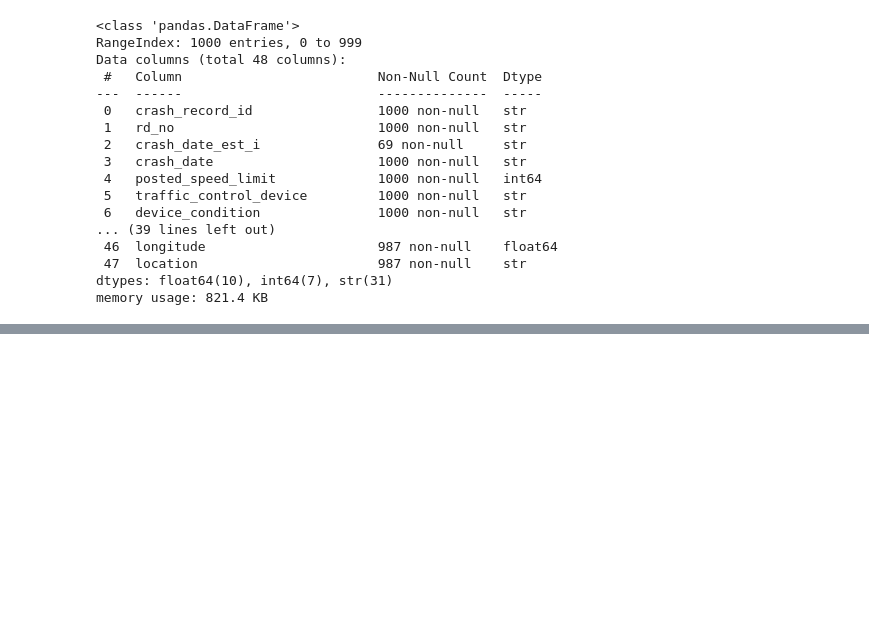
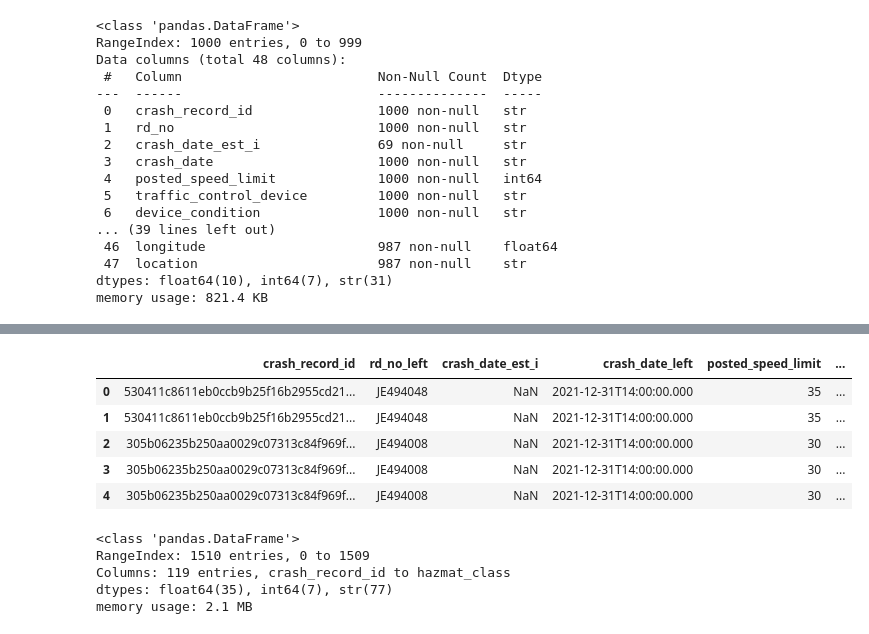
Before and after one commit to ViktorBezrukov/Python_Building_ETL, a Jupyter notebook: ch_5/data_discovery.ipynb, the cells around one changed output, grey strips where cells are left out. Saved outputs shown, nothing was run; the diff lists cells and outputs as text; code cells hidden in the pictures; blank space fills up the shorter version.

```diff
--- a/ch_5/data_discovery.ipynb
+++ b/ch_5/data_discovery.ipynb
@@ -94,3 +94,16 @@ Data columns (total 48 columns):
  47  location                       987 non-null    str
 dtypes: float64(10), int64(7), str(31)
 memory usage: 821.4 KB
+# %%
+# Dropping rows with too many missing values
+df_crashes = df_crashes.dropna(axis='index', thresh=2,
+inplace=False)
+# %%
+# Working with missing data
+
+# This column has only two values.
+df_crashes['report_type'].unique
+# ['ON SCENE', 'NOT ON SCENE (DESK REPORT)', nan]
+# Length: 3, dtype: str
+# Let's fill the missing value with 'ON SCENE' as below
+df_crashes = df_crashes.fillna(value={'report_type': 'ON SCENE'})
@@ -96,0 +121,19 @@ memory usage: 821.4 KB
+# %%
+df = df_crashes.merge(df_vehicles, how = 'left', on='crash_record_id',suffixes=('_left', '_right'))
+# %%
+df.head()
+# %% [output]
+|  | crash_record_id | rd_no_left | crash_date_est_i | crash_date_left | posted_speed_limit | ... |
+| 0 | 530411c8611eb0ccb9b25f16b2955cd21... | JE494048 | NaN | 2021-12-31T14:00:00.000 | 35 | ... |
+| 1 | 530411c8611eb0ccb9b25f16b2955cd21... | JE494048 | NaN | 2021-12-31T14:00:00.000 | 35 | ... |
+| 2 | 305b06235b250aa0029c07313c84f969f... | JE494008 | NaN | 2021-12-31T14:00:00.000 | 30 | ... |
+| 3 | 305b06235b250aa0029c07313c84f969f... | JE494008 | NaN | 2021-12-31T14:00:00.000 | 30 | ... |
+| 4 | 305b06235b250aa0029c07313c84f969f... | JE494008 | NaN | 2021-12-31T14:00:00.000 | 30 | ... |
+# %%
+df.info()
+# %% [output]
+<class 'pandas.DataFrame'>
+RangeIndex: 1510 entries, 0 to 1509
+Columns: 119 entries, crash_record_id to hazmat_class
+dtypes: float64(35), int64(7), str(77)
+memory usage: 2.1 MB
```
Also changed, not shown: parts of 8 cells of this notebook, 1 other file.
